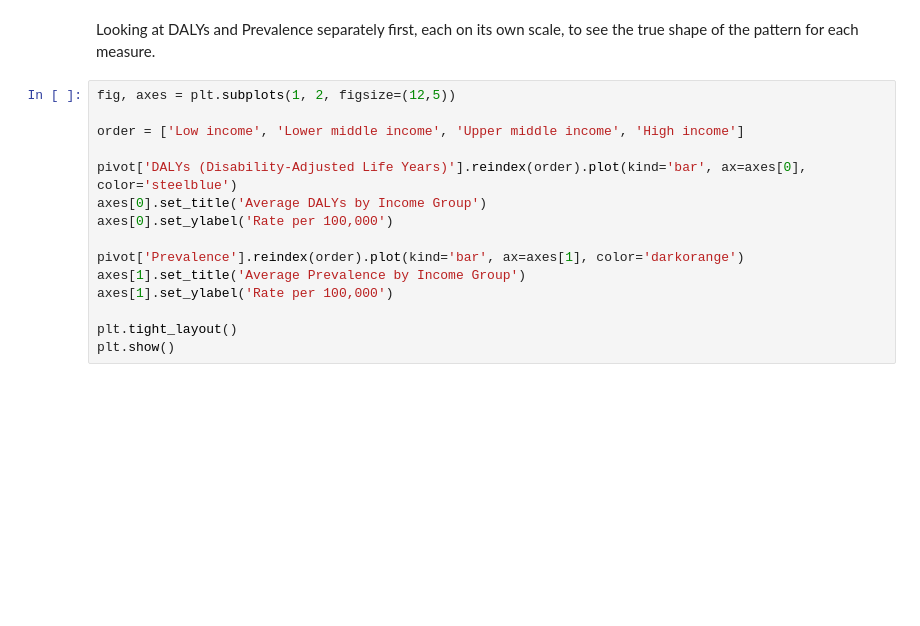
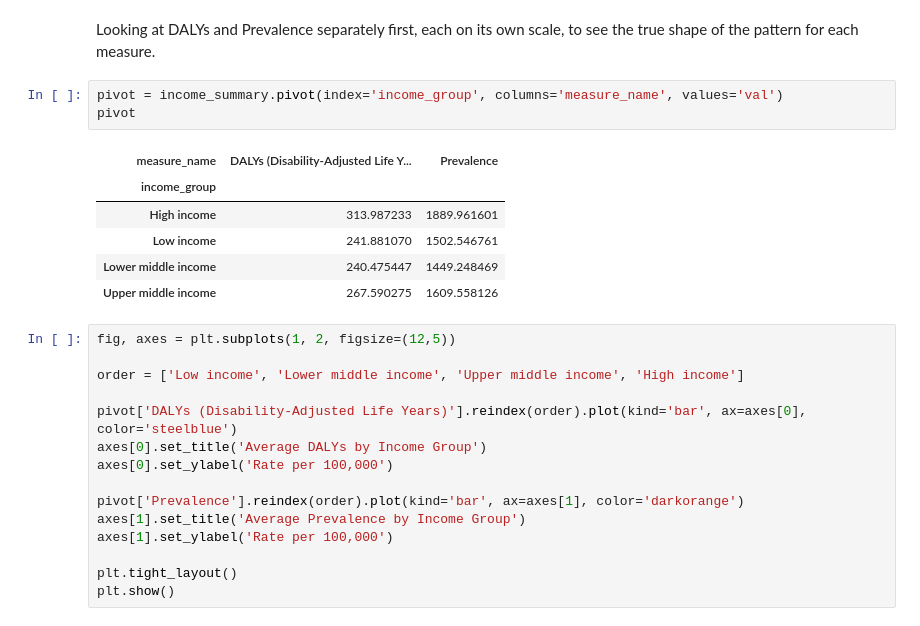
Before and after one commit to Maleesha-Jayasingha/mental-health-income-dashboard, a Jupyter notebook: 02_eda.ipynb, the cells around one changed output. Saved outputs shown, nothing was run; the diff lists cells and outputs as text; blank space fills up the shorter version.

```diff
--- a/02_eda.ipynb
+++ b/02_eda.ipynb
@@ -60,6 +61,16 @@ income_summary
 # %% [markdown]
 Looking at DALYs and Prevalence separately first, each on its own scale, to see
 the true shape of the pattern for each measure.
+# %%
+pivot = income_summary.pivot(index='income_group', columns='measure_name', values='val')
+pivot
+# %% [output]
+| measure_name | DALYs (Disability-Adjusted Life Y... | Prevalence |
+| income_group |  |  |
+| High income | 313.987233 | 1889.961601 |
+| Low income | 241.881070 | 1502.546761 |
+| Lower middle income | 240.475447 | 1449.248469 |
+| Upper middle income | 267.590275 | 1609.558126 |
 # %%
 fig, axes = plt.subplots(1, 2, figsize=(12,5))
 
```
Also changed, not shown: parts of 3 cells of this notebook.
